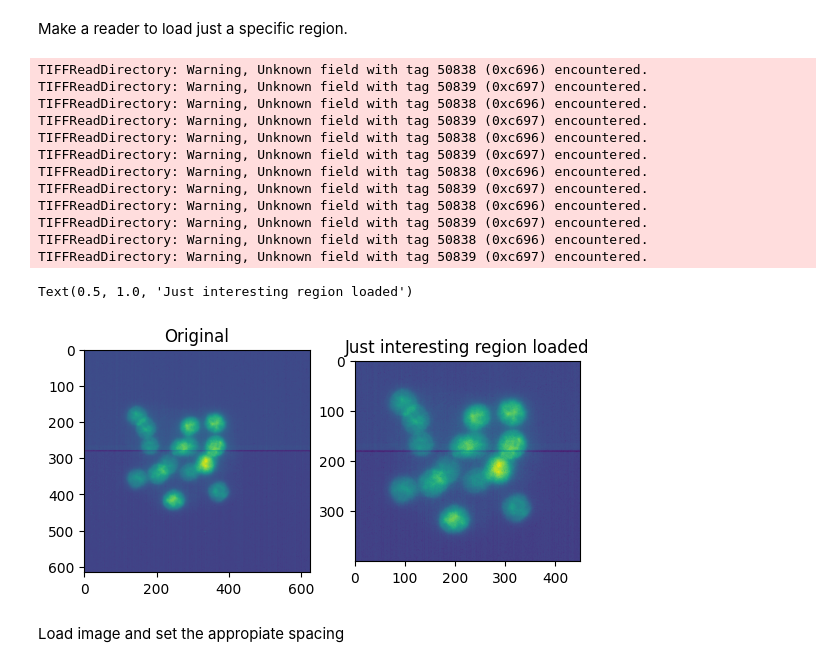
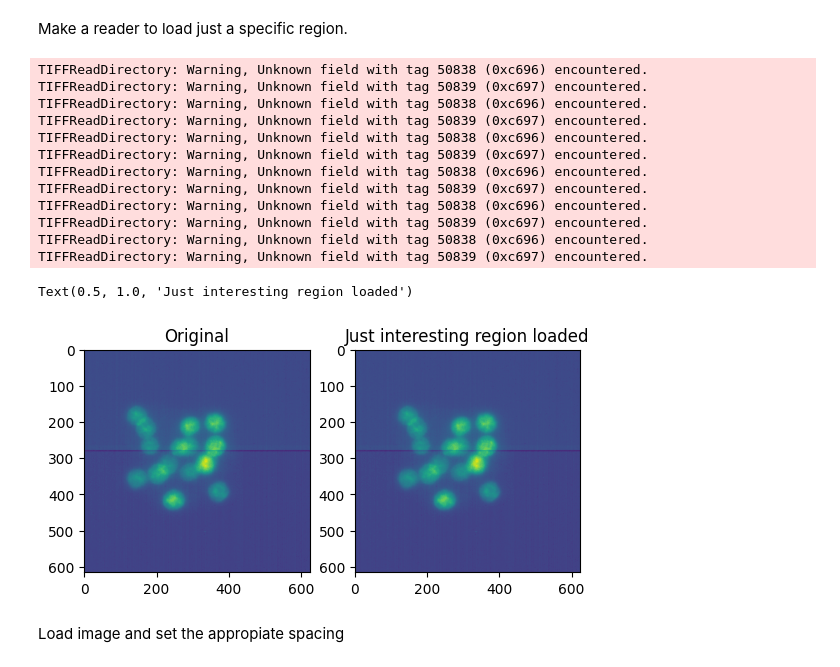
Before and after one commit to dsb-lab/registration_sitk, a Jupyter notebook: sitk_proof_of_concept.ipynb, the cells around one changed output. Saved outputs shown, nothing was run; the diff lists cells and outputs as text; code cells hidden in the pictures.

```diff
--- a/sitk_proof_of_concept.ipynb
+++ b/sitk_proof_of_concept.ipynb
@@ -12,45 +12,49 @@ image_viewer = sitk.ImageViewer()
 # %% [markdown]
 Make a reader to load just a specific region.
 # %%
-name_file = "0.tif" #Set
+name_file = "example/0.tif" #Set
 
 file_reader = sitk.ImageFileReader()
 file_reader.SetFileName(name_file)
 file_reader.ReadImageInformation() #Read infor without uploading file
 
 #Set lims
 xlims = (50,500)
 ylims = (100,500)
 zlims = (0,file_reader.GetSize()[2])
 
 # read the image information without reading the bulk data, compute ROI start and size and read it.
 start_index = (xlims[0],ylims[0],zlims[0])
 extract_size = (xlims[1]-xlims[0],ylims[1]-ylims[0],zlims[1]-zlims[0])
-file_reader.SetExtractIndex(start_index)
-file_reader.SetExtractSize(extract_size)
-file_reader.SetOutputPixelType(sitk.sitkFloat32)
+# file_reader.SetExtractIndex(start_index)
+# file_reader.SetExtractSize(extract_size)
+# file_reader.SetOutputPixelType(sitk.sitkFloat32)
+
+image_3D_original = sitk.ReadImage(name_file, sitk.sitkFloat32)
+
+arr = sitk.GetArrayFromImage(image_3D_original)
+image_3D = sitk.GetImageFromArray(arr[zlims[0]:zlims[1], ylims[0]:ylims[1], xlims[0]:xlims[1]])
 
 fig,ax = plt.subplots(1,2)
-
-ax[0].imshow(sitk.GetArrayFromImage(sitk.ReadImage(name_file)).sum(axis=0))
+ax[0].imshow(sitk.GetArrayFromImage(image_3D_original).sum(axis=0))
 ax[0].set_title("Original")
 ax[1].imshow(sitk.GetArrayFromImage(file_reader.Execute()).sum(axis=0))
 ax[1].set_title("Just interesting region loaded")
 # %% [output]
 TIFFReadDirectory: Warning, Unknown field with tag 50838 (0xc696) encountered.
 TIFFReadDirectory: Warning, Unknown field with tag 50839 (0xc697) encountered.
 TIFFReadDirectory: Warning, Unknown field with tag 50838 (0xc696) encountered.
 TIFFReadDirectory: Warning, Unknown field with tag 50839 (0xc697) encountered.
 TIFFReadDirectory: Warning, Unknown field with tag 50838 (0xc696) encountered.
 TIFFReadDirectory: Warning, Unknown field with tag 50839 (0xc697) encountered.
 TIFFReadDirectory: Warning, Unknown field with tag 50838 (0xc696) encountered.
 TIFFReadDirectory: Warning, Unknown field with tag 50839 (0xc697) encountered.
 TIFFReadDirectory: Warning, Unknown field with tag 50838 (0xc696) encountered.
 TIFFReadDirectory: Warning, Unknown field with tag 50839 (0xc697) encountered.
 TIFFReadDirectory: Warning, Unknown field with tag 50838 (0xc696) encountered.
 TIFFReadDirectory: Warning, Unknown field with tag 50839 (0xc697) encountered.
 Text(0.5, 1.0, 'Just interesting region loaded')
-[figure, old version]
+[figure, new version]
 # %% [markdown]
 Load image and set the appropiate spacing
 # %%
```
Also changed, not shown: parts of 12 cells of this notebook, 1 other file.
